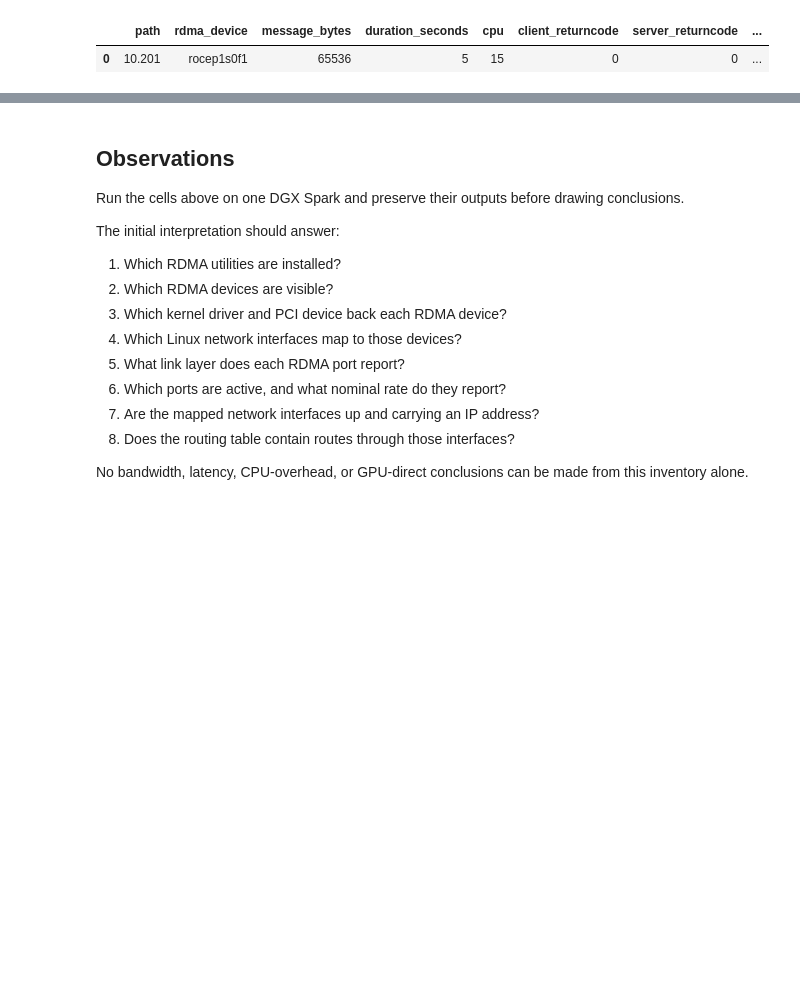
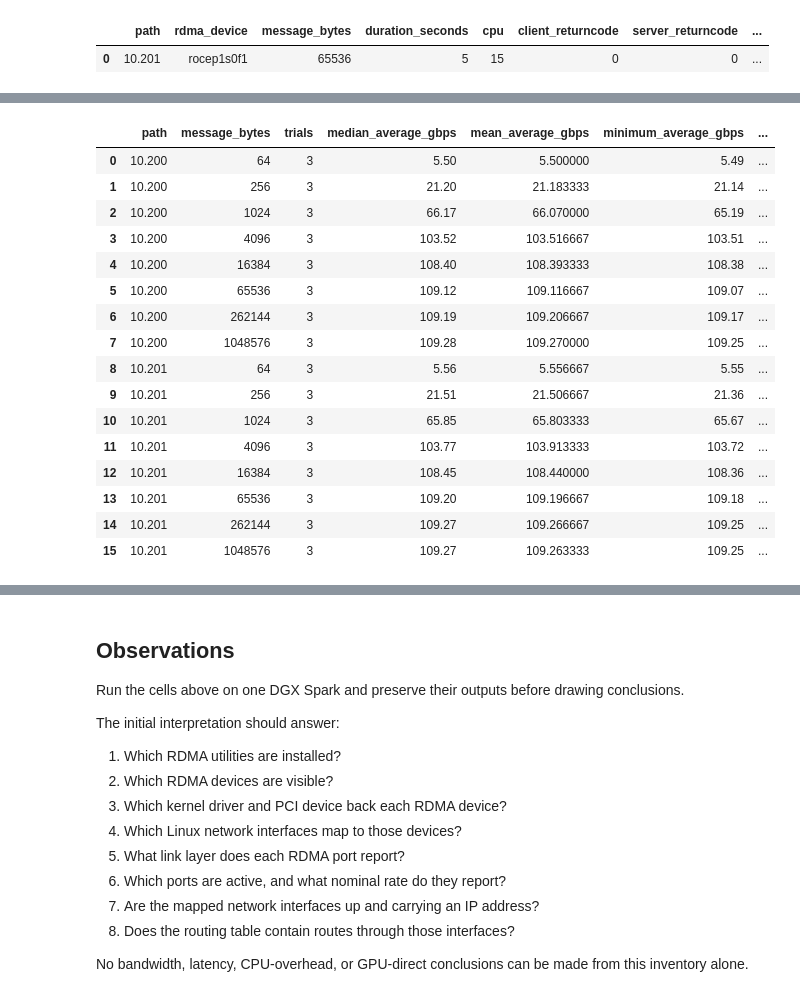
Before and after one commit to coert/dgx-spark-lab, a Jupyter notebook: experiments/00-foundations/09-rdma-fundamentals.ipynb, the cells around one changed output, grey strips where cells are left out. Saved outputs shown, nothing was run; the diff lists cells and outputs as text; code cells hidden in the pictures; blank space fills up the shorter version.

```diff
--- a/experiments/00-foundations/09-rdma-fundamentals.ipynb
+++ b/experiments/00-foundations/09-rdma-fundamentals.ipynb
@@ -2099,0 +2391,39 @@ display(bandwidth_smoke_summary_df)
+# %%
+bandwidth_summary_df = bandwidth_results_df.groupby(
+    ["path", "message_bytes"],
+    as_index=False,
+).agg(
+    trials=("trial", "count"),
+    median_average_gbps=("average_gbps", "median"),
+    mean_average_gbps=("average_gbps", "mean"),
+    minimum_average_gbps=("average_gbps", "min"),
+    maximum_average_gbps=("average_gbps", "max"),
+    median_message_rate_mpps=("message_rate_mpps", "median"),
+)
+
+bandwidth_summary_df["median_gbytes_per_second"] = (
+    bandwidth_summary_df["median_average_gbps"] / 8
+)
+bandwidth_summary_df["nominal_link_utilization"] = (
+    bandwidth_summary_df["median_average_gbps"] / 200
+)
+
+display(bandwidth_summary_df)
+# %% [output]
+|  | path | message_bytes | trials | median_average_gbps | mean_average_gbps | minimum_average_gbps | ... |
+| 0 | 10.200 | 64 | 3 | 5.50 | 5.500000 | 5.49 | ... |
+| 1 | 10.200 | 256 | 3 | 21.20 | 21.183333 | 21.14 | ... |
+| 2 | 10.200 | 1024 | 3 | 66.17 | 66.070000 | 65.19 | ... |
+| 3 | 10.200 | 4096 | 3 | 103.52 | 103.516667 | 103.51 | ... |
+| 4 | 10.200 | 16384 | 3 | 108.40 | 108.393333 | 108.38 | ... |
+| 5 | 10.200 | 65536 | 3 | 109.12 | 109.116667 | 109.07 | ... |
+| 6 | 10.200 | 262144 | 3 | 109.19 | 109.206667 | 109.17 | ... |
+| 7 | 10.200 | 1048576 | 3 | 109.28 | 109.270000 | 109.25 | ... |
+| 8 | 10.201 | 64 | 3 | 5.56 | 5.556667 | 5.55 | ... |
+| 9 | 10.201 | 256 | 3 | 21.51 | 21.506667 | 21.36 | ... |
+| 10 | 10.201 | 1024 | 3 | 65.85 | 65.803333 | 65.67 | ... |
+| 11 | 10.201 | 4096 | 3 | 103.77 | 103.913333 | 103.72 | ... |
+| 12 | 10.201 | 16384 | 3 | 108.45 | 108.440000 | 108.36 | ... |
+| 13 | 10.201 | 65536 | 3 | 109.20 | 109.196667 | 109.18 | ... |
+| 14 | 10.201 | 262144 | 3 | 109.27 | 109.266667 | 109.25 | ... |
+| 15 | 10.201 | 1048576 | 3 | 109.27 | 109.263333 | 109.25 | ... |
```
Also changed, not shown: parts of 8 cells of this notebook.
